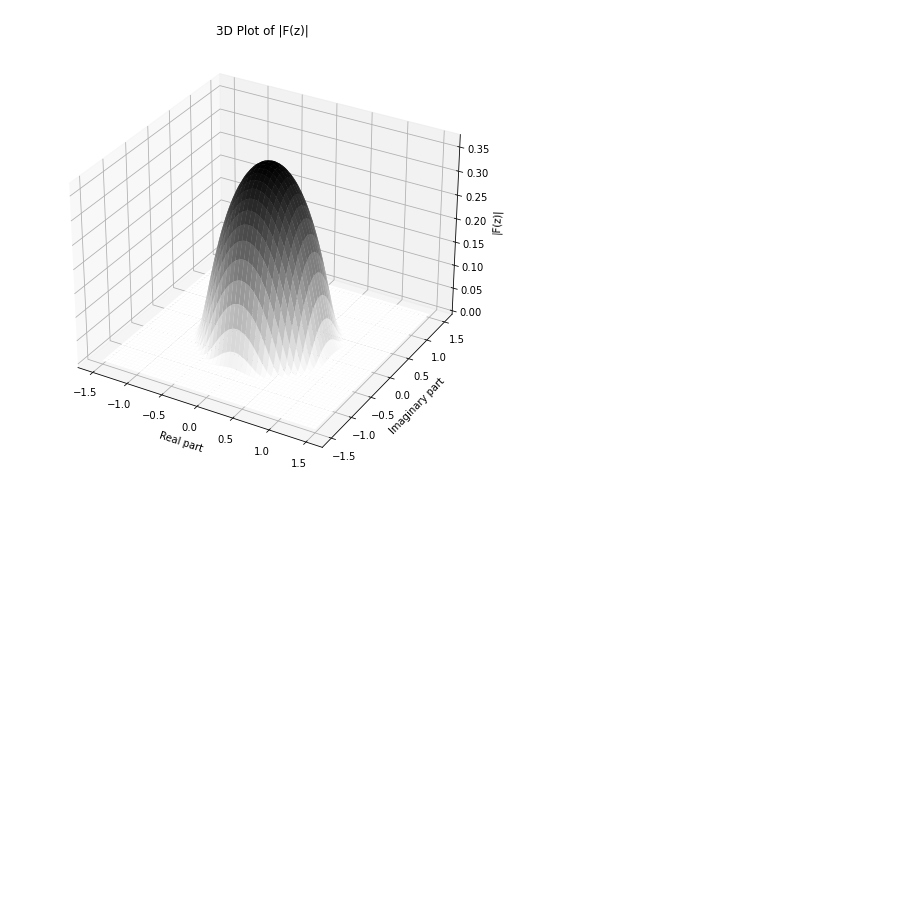
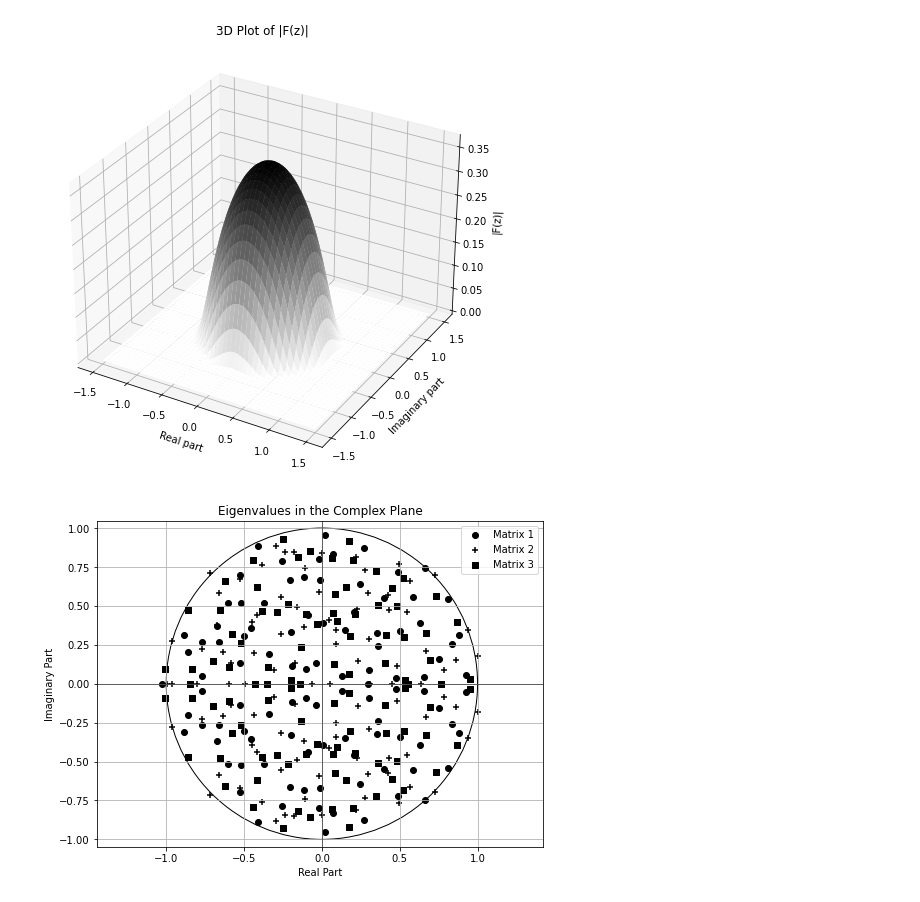
Before and after one commit to yuesha-yc/math246a-final-project, a Jupyter notebook: plots.ipynb, the cells around one changed output. Cells and saved outputs as stored; diff of their text form; code cells hidden in the pictures; blank space fills up the shorter version.

Commit message:
Plots

```diff
--- a/plots.ipynb
+++ b/plots.ipynb
@@ -38,3 +38,68 @@ plt.savefig('bump_function.png', dpi=300)
 plt.show()
 # %% [output]
 [figure]
+# %%
+import numpy as np
+import matplotlib.pyplot as plt
+
+def generate_normalized_eigenvalues(n, mu, var):
+    """
+    Generate normalized eigenvalues of an iid random matrix with Gaussian random entries.
+
+    Parameters:
+    n (int): Size of the matrix.
+    mu (float): Mean of the Gaussian distribution.
+    var (float): Variance of the Gaussian distribution.
+
+    Returns:
+    np.ndarray: Array of complex-valued eigenvalues.
+    """
+    # Create a matrix with Gaussian random entries
+    matrix = np.random.normal(mu, np.sqrt(var), (n, n))
+    # Normalize the matrix
+    matrix /= np.sqrt(n)
+    # Compute and return the eigenvalues
+    return np.linalg.eigvals(matrix)
+
+def plot_eigenvalues_with_circle(eigenvalues_list):
+    """
+    Plot eigenvalues on the complex plane with a unit circle.
+
+    Parameters:
+    eigenvalues_list (list of np.ndarray): List of arrays of eigenvalues from different matrices.
+    """
+    # Set up the plot
+    plt.figure(figsize=(8, 6))
+
+    # Different markers for different matrices
+    markers = ['o', '+', 's', 'x', '^', 'v', '<', '>', 'p', '*', 'h', 'H', 'D', 'd', '|', '_']
+
+    for i, eigenvalues in enumerate(eigenvalues_list):
+        plt.scatter(eigenvalues.real, eigenvalues.imag, marker=markers[i % len(markers)], label=f'Matrix {i+1}', color='black')
+
+    # Draw a unit circle
+    circle = plt.Circle((0, 0), 1, color='black', fill=False)
+    plt.gca().add_artist(circle)
+
+    plt.xlabel('Real Part')
+    plt.ylabel('Imaginary Part')
+    plt.title('Eigenvalues in the Complex Plane')
+    plt.axhline(0, color='black',linewidth=0.5)
+    plt.axvline(0, color='black',linewidth=0.5)
+    plt.grid(True)
+    plt.legend()
+    plt.axis('equal')  # Ensures the aspect ratio is equal
+    plt.savefig('spectrum.png', dpi=300)
+    plt.show()
+
+# Run with N=100, P=3, mu=0, var=1
+N = 100
+P = 3
+mu = 0
+var = 1
+
+# Generate normalized eigenvalues for P matrices
+eigenvalues_list = [generate_normalized_eigenvalues(N, mu, var) for _ in range(P)]
+plot_eigenvalues_with_circle(eigenvalues_list)
+# %% [output]
+[figure, added]
```
Also changed, not shown: parts of 5 cells of this notebook.
